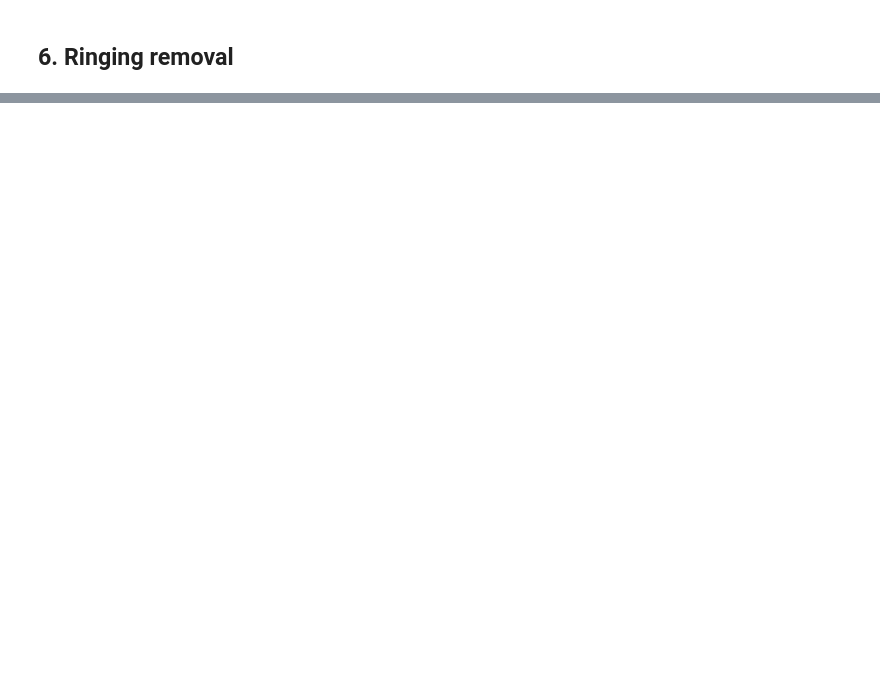
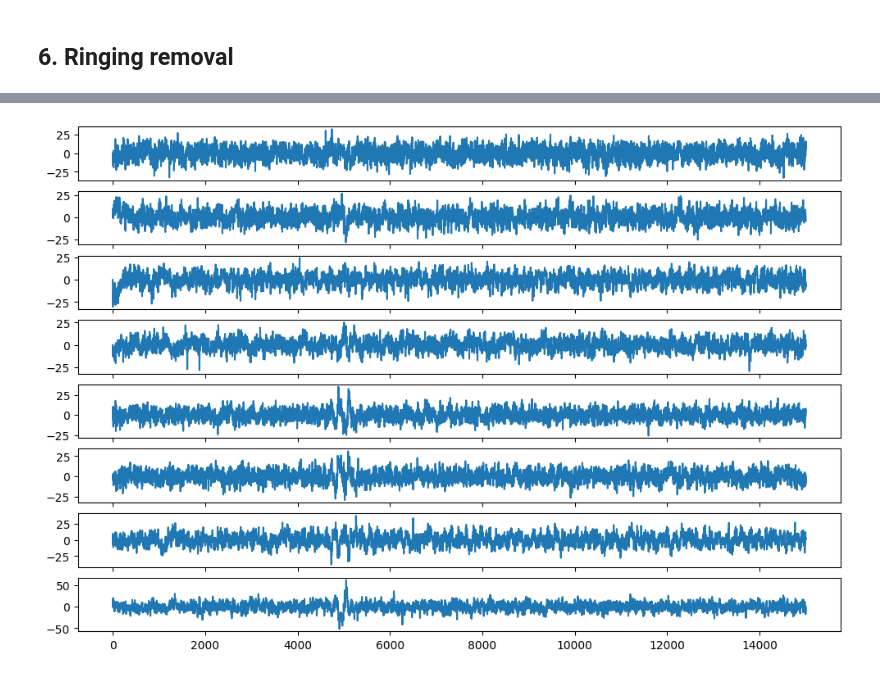
Before and after one commit to alexicanesse/robust-detrending-rereferencing-outlier-detection-and-inpainting-for-multichannel-data, a Jupyter notebook: implementation.ipynb, the cells around one changed output, grey strips where cells are left out. Saved outputs shown, nothing was run; the diff lists cells and outputs as text; code cells hidden in the pictures; blank space fills up the shorter version.

```diff
--- a/implementation.ipynb
+++ b/implementation.ipynb
@@ -347,21 +350,23 @@ utils.plot_signals(t, [x, new_x], y_names=["Original signal with ringing", "Clea
 # %%
 x_original = np.load('./data/eeg_raw.npy').T
 x = x_original
 SFREQ = 250
 N = x.shape[1]
 t = np.arange(x.shape[0]) / SFREQ
 
 def plot(x, start=0, end=None):
     if end is None:
         end = x.shape[0]
 
-    fig, axes = plt.subplots(N, sharex=True, figsize=(12, 8))
-    for n in range(N):
+    fig, axes = plt.subplots(x.shape[1], sharex=True, figsize=(12, 8))
+    for n in range(x.shape[1]):
         ax = axes[n]
-        ax.plot(t[start:end], x[start:end, n])
+        ax.plot(x[start:end, n])
     fig.show()
 
 plot(x)
+# %% [output]
+[figure, added]
 # %%
 x, trend, _, _ = robust_detrend(x, 15, maxiter=100)
 plot(trend)
```
Also changed, not shown: parts of 27 cells of this notebook, 1 other file.
